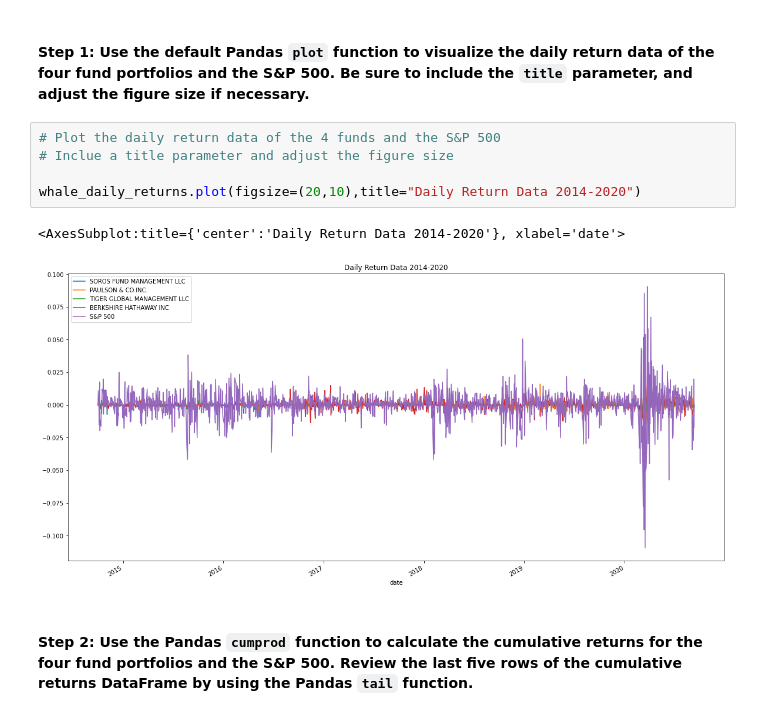
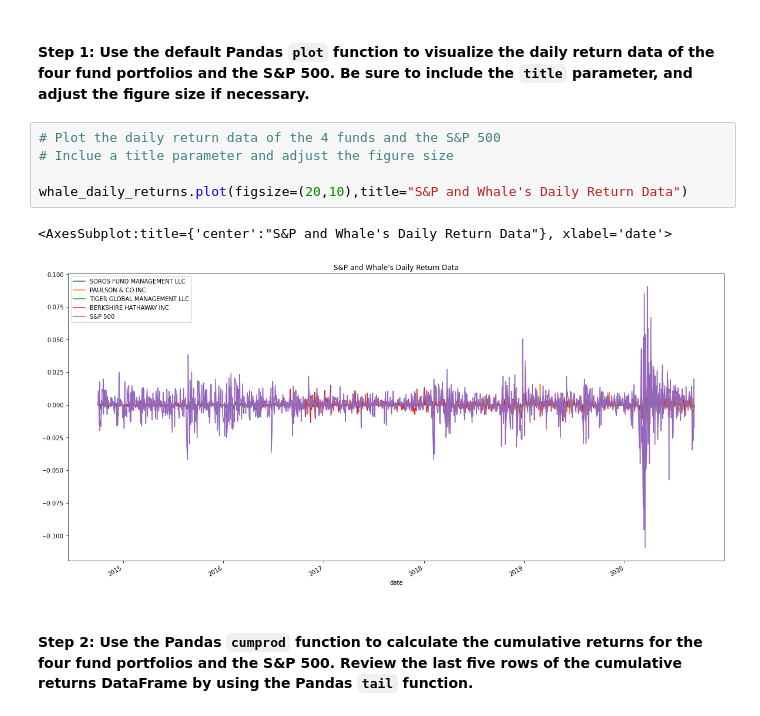
Before and after one commit to Kevinator9000/fintech_challenge_4, a Jupyter notebook: risk_return_analysis.ipynb, the cells around one changed output. Saved outputs shown, nothing was run; the diff lists cells and outputs as text.

```diff
--- a/risk_return_analysis.ipynb
+++ b/risk_return_analysis.ipynb
@@ -165,11 +165,11 @@ Analyze the data to determine if any of the portfolios outperform the broader st
 # %%
 # Plot the daily return data of the 4 funds and the S&P 500
 # Inclue a title parameter and adjust the figure size
 
-whale_daily_returns.plot(figsize=(20,10),title="Daily Return Data 2014-2020")
+whale_daily_returns.plot(figsize=(20,10),title="S&P and Whale's Daily Return Data")
 # %% [output]
-<AxesSubplot:title={'center':'Daily Return Data 2014-2020'}, xlabel='date'>
+<AxesSubplot:title={'center':"S&P and Whale's Daily Return Data"}, xlabel='date'>
-[figure, old version]
+[figure, new version]
 # %% [markdown]
 #### Step 2: Use the Pandas `cumprod` function to calculate the cumulative returns for the four fund portfolios and the S&P 500. Review the last five rows of the cumulative returns DataFrame by using the Pandas `tail` function.
 # %%
```
Also changed, not shown: parts of 7 cells of this notebook, 10 other files.
